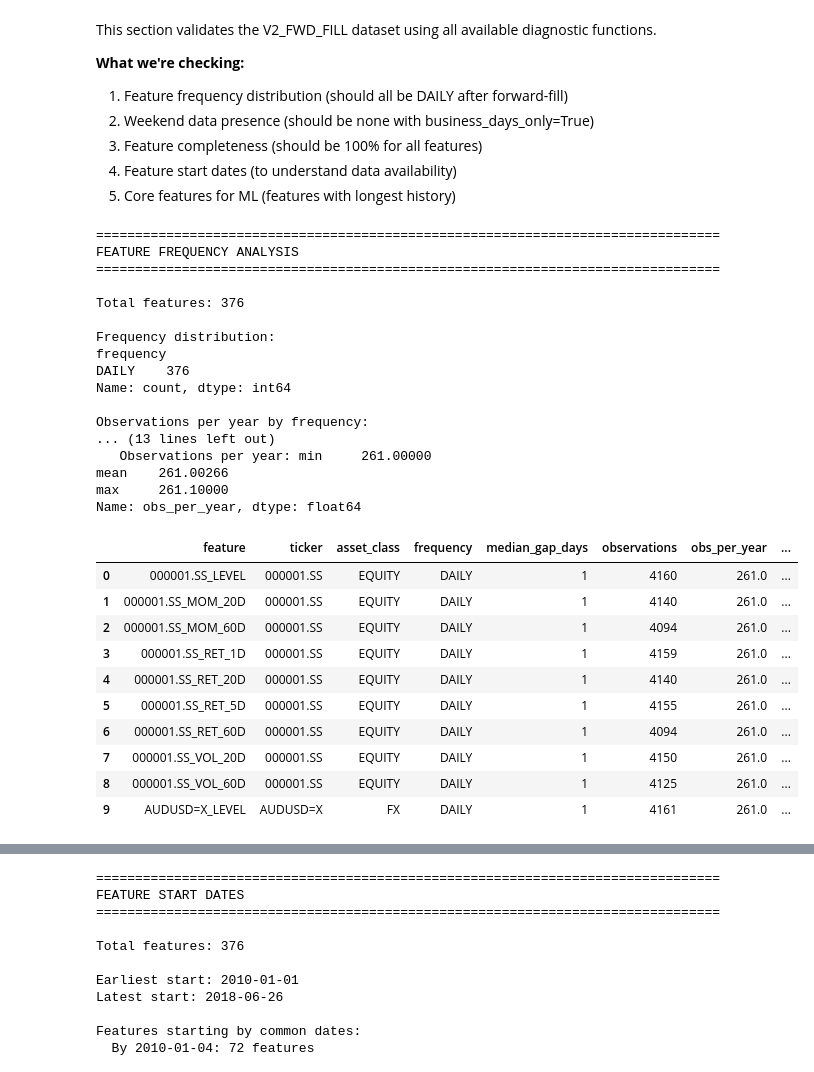
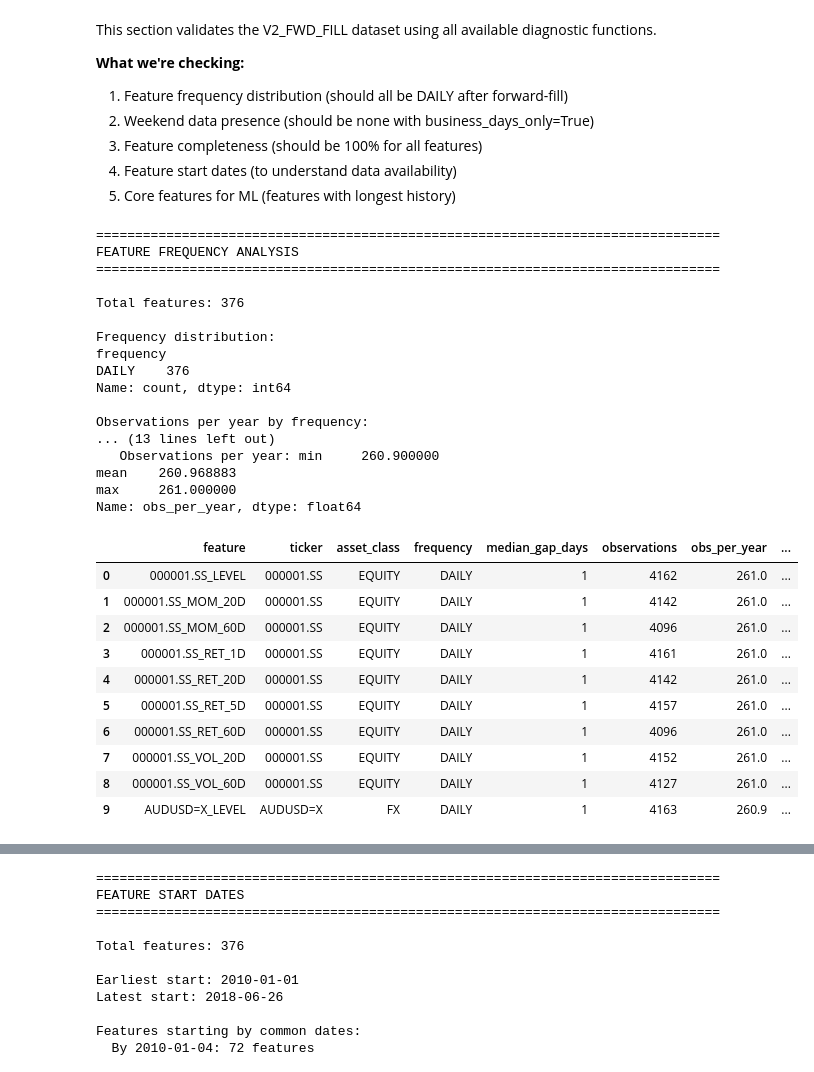
Before and after one commit to amitchell-thomson/macro-regime-engine, a Jupyter notebook: src/features/feature_engineering.ipynb, the cells around one changed output, grey strips where cells are left out. Drawn from its saved outputs; the diff is of its cells as text; code cells hidden in the pictures.

```diff
--- a/src/features/feature_engineering.ipynb
+++ b/src/features/feature_engineering.ipynb
@@ -262,7 +262,7 @@ This section validates the V2_FWD_FILL dataset using all available diagnostic fu
 # 1. Feature Frequency Analysis
 # After forward-fill, all features should be DAILY with ~261 obs/year
 
-df_freq = categorize_feature_frequency(conn, version='V2_FWD_FILL')
+df_freq = categorize_feature_frequency(conn, version='V1_ML')
 
 # Check results
 print("\n" + "="*80)
@@ -281,46 +281,46 @@ else:
     print(non_daily[['feature', 'frequency', 'obs_per_year']])
 
 if 260 <= avg_obs <= 262:
     print(f"✅ Average {avg_obs:.1f} obs/year (expected ~261 trading days)")
 else:
     print(f"⚠️  Average {avg_obs:.1f} obs/year (expected ~261)")
 
 # Show feature summary
 print(f"\n📊 Feature Summary:")
 print(f"   Total features: {len(df_freq)}")
 print(f"   Date range: {df_freq['first_date'].min()} to {df_freq['last_date'].max()}")
 print(f"   Observations per year: {df_freq['obs_per_year'].describe()[['min', 'mean', 'max']]}")
 
 df_freq.head(10)
 # %% [output]
 ================================================================================
 FEATURE FREQUENCY ANALYSIS
 ================================================================================
 
 Total features: 376
 
 Frequency distribution:
 frequency
 DAILY    376
 Name: count, dtype: int64
 
 Observations per year by frequency:
 ... (13 lines left out)
-   Observations per year: min     261.00000
-mean    261.00266
-max     261.10000
+   Observations per year: min     260.900000
+mean    260.968883
+max     261.000000
 Name: obs_per_year, dtype: float64
 |  | feature | ticker | asset_class | frequency | median_gap_days | observations | obs_per_year | ... |
-| 0 | 000001.SS_LEVEL | 000001.SS | EQUITY | DAILY | 1 | 4160 | 261.0 | ... |
-| 1 | 000001.SS_MOM_20D | 000001.SS | EQUITY | DAILY | 1 | 4140 | 261.0 | ... |
-| 2 | 000001.SS_MOM_60D | 000001.SS | EQUITY | DAILY | 1 | 4094 | 261.0 | ... |
-| 3 | 000001.SS_RET_1D | 000001.SS | EQUITY | DAILY | 1 | 4159 | 261.0 | ... |
-| 4 | 000001.SS_RET_20D | 000001.SS | EQUITY | DAILY | 1 | 4140 | 261.0 | ... |
-| 5 | 000001.SS_RET_5D | 000001.SS | EQUITY | DAILY | 1 | 4155 | 261.0 | ... |
-| 6 | 000001.SS_RET_60D | 000001.SS | EQUITY | DAILY | 1 | 4094 | 261.0 | ... |
-| 7 | 000001.SS_VOL_20D | 000001.SS | EQUITY | DAILY | 1 | 4150 | 261.0 | ... |
-| 8 | 000001.SS_VOL_60D | 000001.SS | EQUITY | DAILY | 1 | 4125 | 261.0 | ... |
-| 9 | AUDUSD=X_LEVEL | AUDUSD=X | FX | DAILY | 1 | 4161 | 261.0 | ... |
+| 0 | 000001.SS_LEVEL | 000001.SS | EQUITY | DAILY | 1 | 4162 | 261.0 | ... |
+| 1 | 000001.SS_MOM_20D | 000001.SS | EQUITY | DAILY | 1 | 4142 | 261.0 | ... |
+| 2 | 000001.SS_MOM_60D | 000001.SS | EQUITY | DAILY | 1 | 4096 | 261.0 | ... |
+| 3 | 000001.SS_RET_1D | 000001.SS | EQUITY | DAILY | 1 | 4161 | 261.0 | ... |
+| 4 | 000001.SS_RET_20D | 000001.SS | EQUITY | DAILY | 1 | 4142 | 261.0 | ... |
+| 5 | 000001.SS_RET_5D | 000001.SS | EQUITY | DAILY | 1 | 4157 | 261.0 | ... |
+| 6 | 000001.SS_RET_60D | 000001.SS | EQUITY | DAILY | 1 | 4096 | 261.0 | ... |
+| 7 | 000001.SS_VOL_20D | 000001.SS | EQUITY | DAILY | 1 | 4152 | 261.0 | ... |
+| 8 | 000001.SS_VOL_60D | 000001.SS | EQUITY | DAILY | 1 | 4127 | 261.0 | ... |
+| 9 | AUDUSD=X_LEVEL | AUDUSD=X | FX | DAILY | 1 | 4163 | 260.9 | ... |
 # %%
 # 2. Weekend/Holiday Data Check
 # Should have NO weekend dates with business_days_only=True
```
Also changed, not shown: parts of 14 cells of this notebook, 7 other files.
